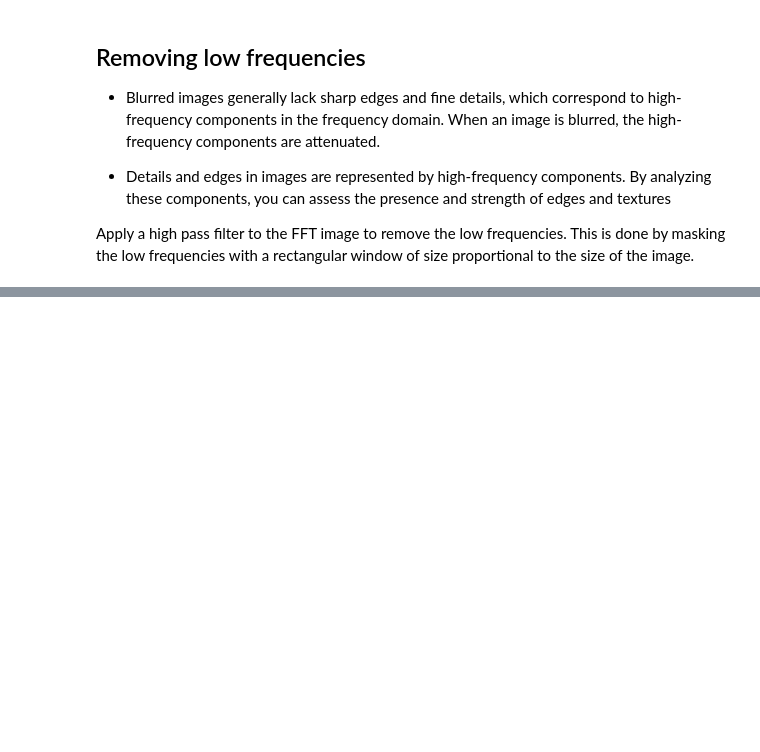
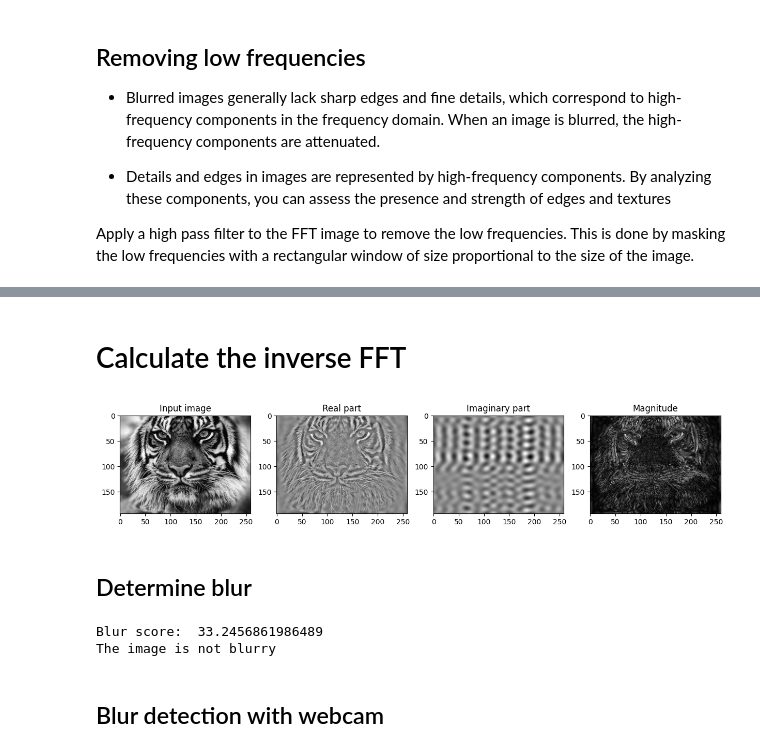
Before and after one commit to Pappol/blur_detection, a Jupyter notebook: project.ipynb, the cells around one changed output, grey strips where cells are left out. Cells and saved outputs as stored; diff of their text form; code cells hidden in the pictures; blank space fills up the shorter version.

```diff
--- a/project.ipynb
+++ b/project.ipynb
@@ -131,0 +146,43 @@ plt.show()
+# %% [markdown]
+# Calculate the inverse FFT
+# %%
+iftts = np.fft.ifftshift(filtered_ftts)
+iftt = np.fft.ifft2(iftts)
+
+# plot real and imaginary parts of the image
+plt.figure(figsize=(15, 5))
+plt.subplot(141)
+plt.imshow(image, cmap='gray')
+plt.title('Input image')
+plt.subplot(142)
+plt.imshow(np.real(iftt), cmap='gray')
+plt.title('Real part')
+plt.subplot(143)
+plt.imshow(np.imag(iftt), cmap='gray')
+plt.title('Imaginary part')
+plt.subplot(144)
+plt.imshow(np.abs(iftt), cmap='gray')
+plt.title('Magnitude')
+plt.show()
+# %% [output]
+[figure, added]
+# %% [markdown]
+## Determine blur
+# %%
+magnitude = np.abs(iftt)
+mean = np.mean(magnitude)
+
+# Determine if the image is blurry
+blurry = mean < 8
+
+print("Blur score: ", mean)
+
+if blurry:
+    print('The image is blurry')
+else:
+    print('The image is not blurry')
+# %% [output]
+Blur score:  33.2456861986489
+The image is not blurry
+# %% [markdown]
+## Blur detection with webcam
```
Also changed, not shown: parts of 7 cells of this notebook, 1 other file.
